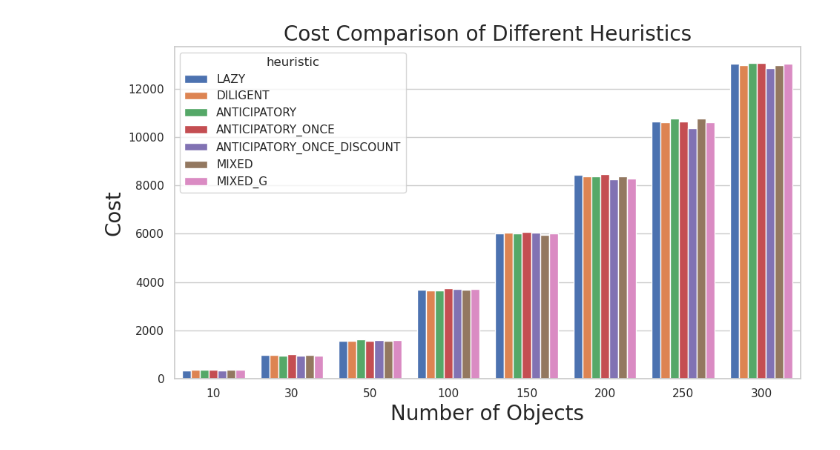
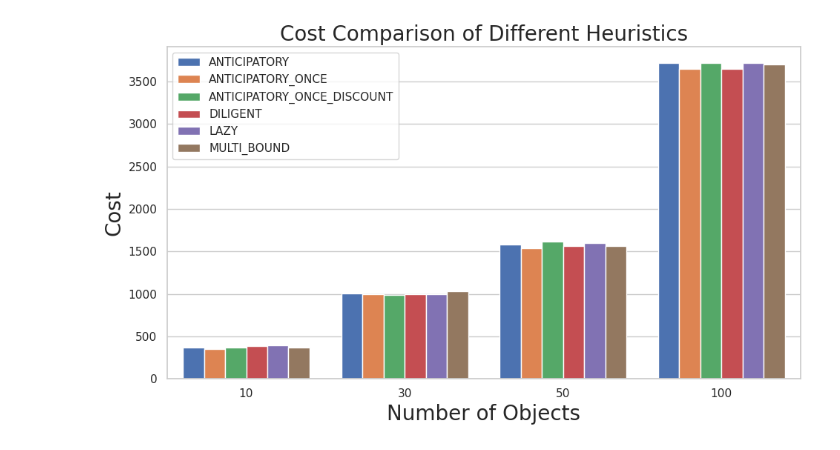
Before and after one commit to RareCentipede/modular_contruction_task_planner, a Jupyter notebook: modular_construction_task_planner/modular_construction_task_planner/scripts/plot_res.ipynb, the cells around one changed output. Saved outputs shown, nothing was run; the diff lists cells and outputs as text; code cells hidden in the pictures.

Commit message:
Completely fix multi-bound search.

```diff
--- a/modular_construction_task_planner/modular_construction_task_planner/scripts/plot_res.ipynb
+++ b/modular_construction_task_planner/modular_construction_task_planner/scripts/plot_res.ipynb
@@ -6,16 +6,26 @@ import pandas as pd
 import seaborn as sns
 # %%
 results_path = "../results"
-ppm_res = pd.read_csv(f"{results_path}/planner_comp_results_all.csv")
+ppm_res = pd.read_csv(f"{results_path}/planner_comp_results_all_detailed.csv")
 sns.set_theme(style="whitegrid")
 plt.rcParams.update({'font.size': 20, 'axes.labelsize': 20, 'axes.titlesize': 20})
+
+indices = ppm_res[ppm_res['heuristic'] == 'MIXED_G'].index
+ppm_res.loc[indices, 'heuristic'] = 'MULTI_BOUND'
+ppm_res_mean_cost = ppm_res.groupby(['heuristic', 'num_objects'])['cost'].mean().reset_index()
+ppm_res_mean_time = ppm_res.groupby(['heuristic', 'num_objects'])['time_taken'].mean().reset_index()
+ppm_res_mean_states = ppm_res.groupby(['heuristic', 'num_objects'])['states_explored'].mean().reset_index()
+
+ppm_res_mean_cost_to_100 = ppm_res_mean_cost[ppm_res_mean_cost['num_objects'] <= 100]
+ppm_res_mean_cost_from_100 = ppm_res_mean_cost[ppm_res_mean_cost['num_objects'] >= 100]
 # %%
 fig, ax = plt.subplots(figsize=(10, 6))
-ax = sns.barplot(data=ppm_res, x="num_objects", y="cost", hue="heuristic", ax=ax, saturation=1.0)
+ax = sns.barplot(data=ppm_res_mean_cost_to_100, x="num_objects", y="cost", hue="heuristic", ax=ax, saturation=1.0)
 ax.set_xlabel("Number of Objects")
 ax.set_ylabel("Cost")
 ax.set_title("Cost Comparison of Different Heuristics")
+plt.legend()
 plt.tight_layout()
 plt.show()
 # %% [output]
-[figure, old version]
+[figure, new version]
```
Also changed, not shown: parts of 15 cells of this notebook, 4 other files.
